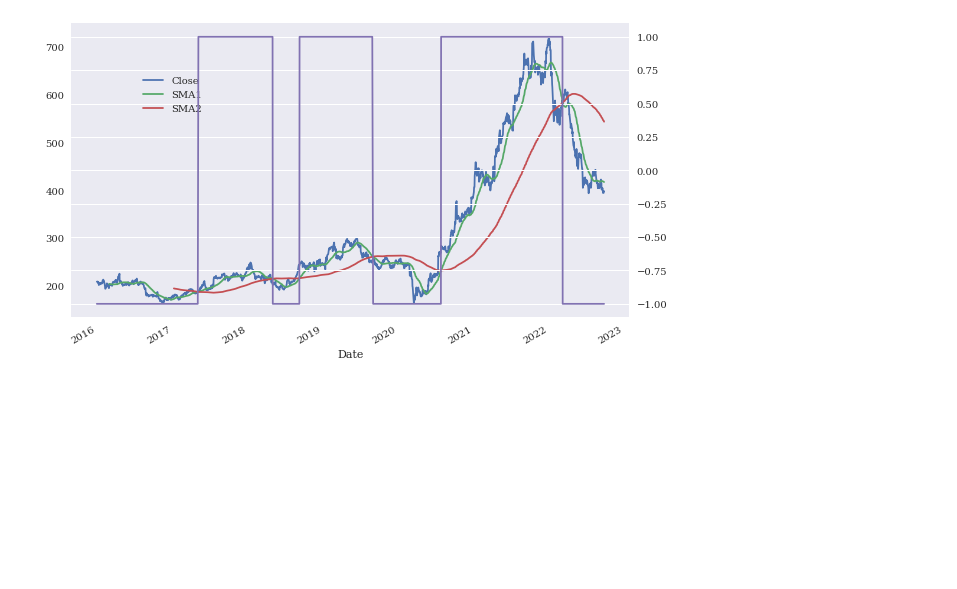
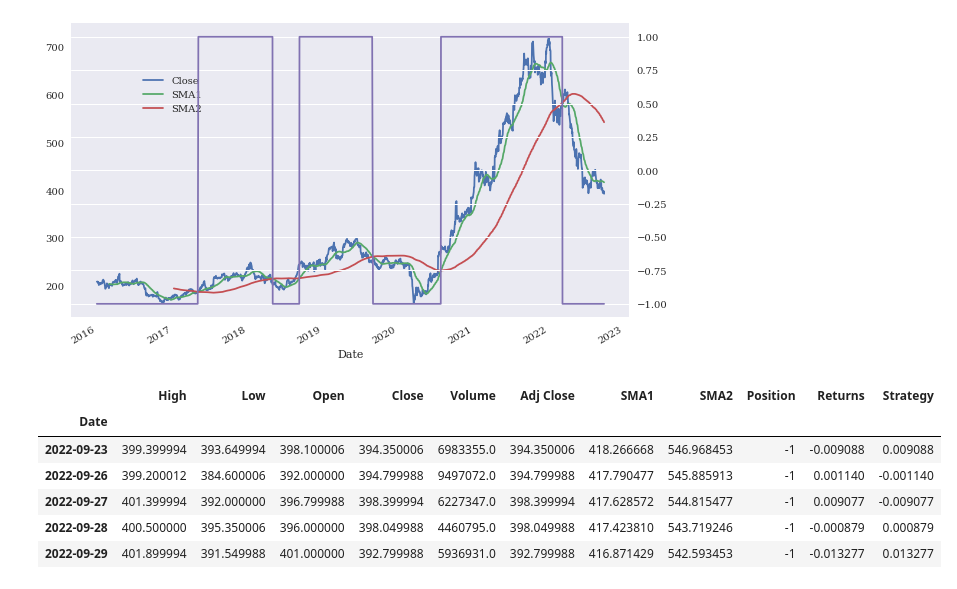
Before and after one commit to omsouravsharma/Python_for_algorithmic_trading-, a Jupyter notebook: Ch15.ipynb, the cells around one changed output. Saved outputs shown, nothing was run; the diff lists cells and outputs as text; code cells hidden in the pictures; blank space fills up the shorter version.

```diff
--- a/Ch15.ipynb
+++ b/Ch15.ipynb
@@ -75,0 +77,10 @@ ax.legend().set_bbox_to_anchor((0.25,0.85))
+# %%
+data.tail()
+# %% [output]
+|  | High | Low | Open | Close | Volume | Adj Close | SMA1 | SMA2 | Position | Returns | Strategy |
+| Date |  |  |  |  |  |  |  |  |  |  |  |
+| 2022-09-23 | 399.399994 | 393.649994 | 398.100006 | 394.350006 | 6983355.0 | 394.350006 | 418.266668 | 546.968453 | -1 | -0.009088 | 0.009088 |
+| 2022-09-26 | 399.200012 | 384.600006 | 392.000000 | 394.799988 | 9497072.0 | 394.799988 | 417.790477 | 545.885913 | -1 | 0.001140 | -0.001140 |
+| 2022-09-27 | 401.399994 | 392.000000 | 396.799988 | 398.399994 | 6227347.0 | 398.399994 | 417.628572 | 544.815477 | -1 | 0.009077 | -0.009077 |
+| 2022-09-28 | 400.500000 | 395.350006 | 396.000000 | 398.049988 | 4460795.0 | 398.049988 | 417.423810 | 543.719246 | -1 | -0.000879 | 0.000879 |
+| 2022-09-29 | 401.899994 | 391.549988 | 401.000000 | 392.799988 | 5936931.0 | 392.799988 | 416.871429 | 542.593453 | -1 | -0.013277 | 0.013277 |
```
Also changed, not shown: parts of 7 cells of this notebook.
